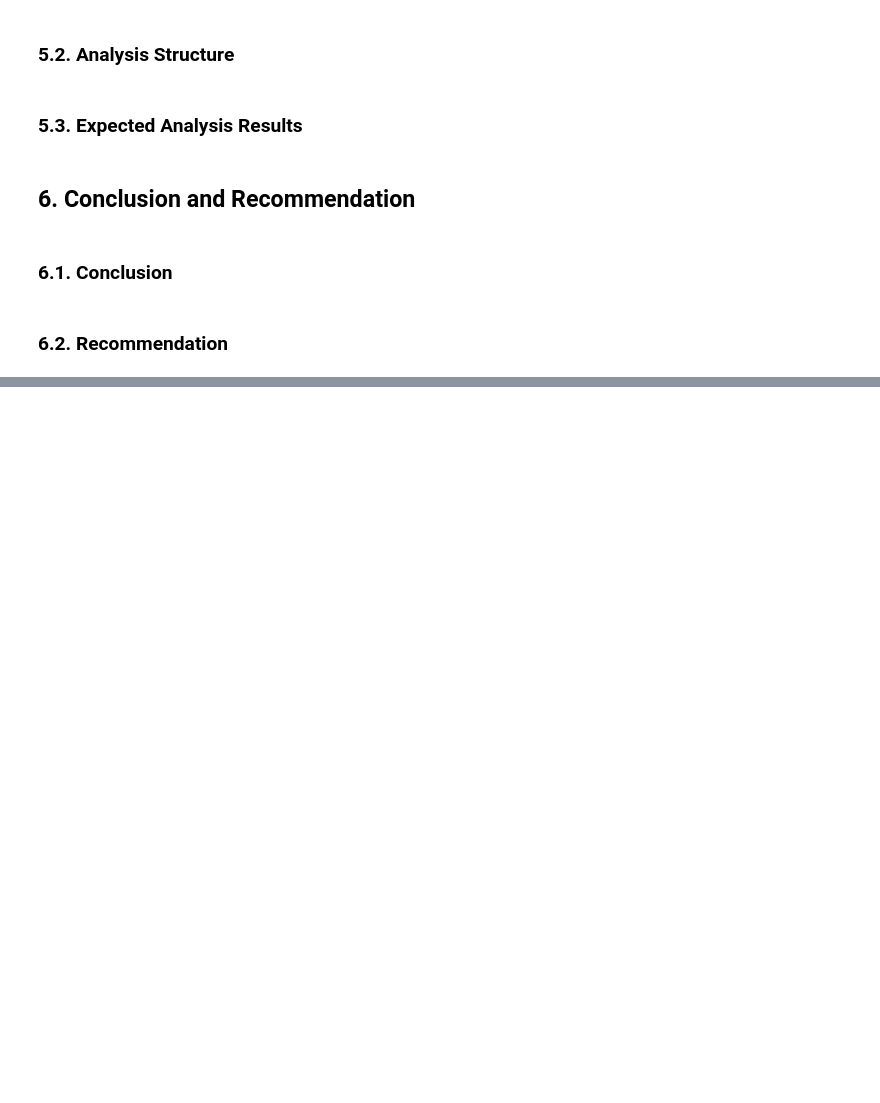
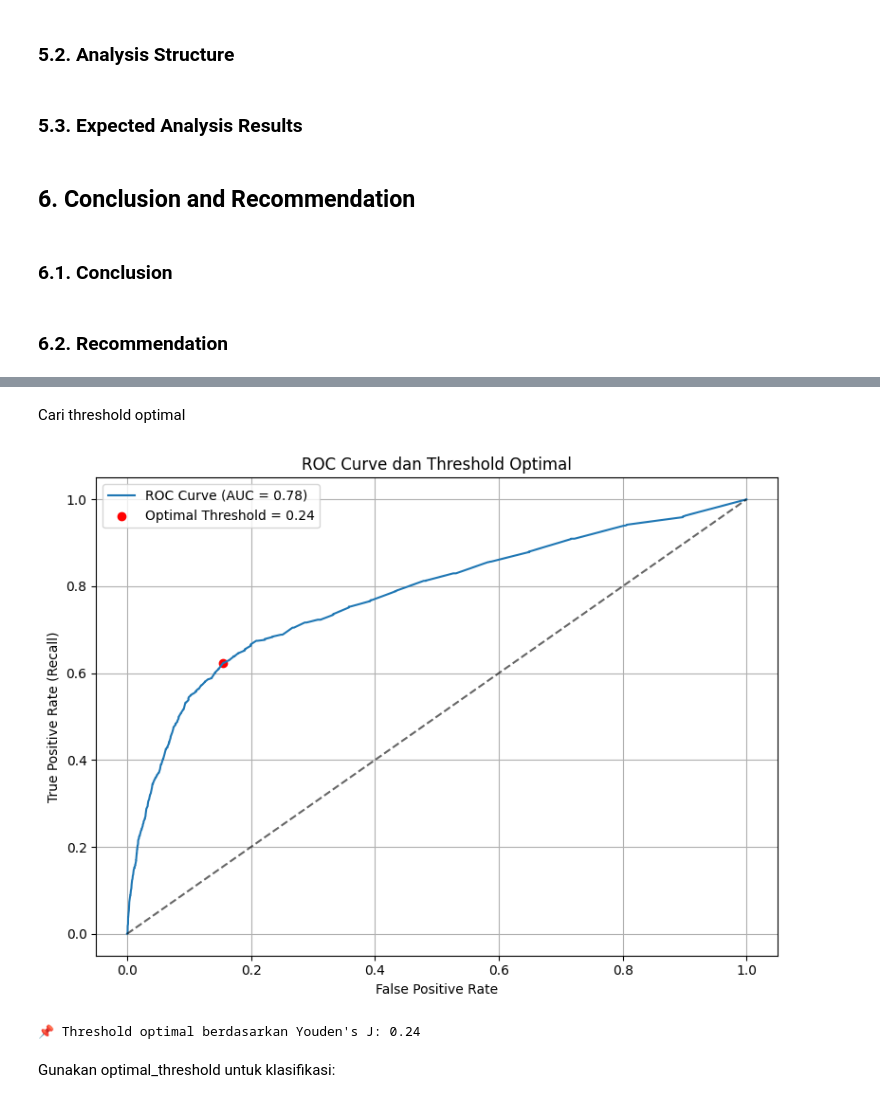
Before and after one commit to purbaronny/prwdhk-ds-group-final, a Jupyter notebook: src/solution.ipynb, the cells around one changed output, grey strips where cells are left out. Drawn from its saved outputs; the diff is of its cells as text; code cells hidden in the pictures; blank space fills up the shorter version.

```diff
--- a/src/solution.ipynb
+++ b/src/solution.ipynb
@@ -584,0 +772,39 @@ Data akan disimpan di **../data/revision/bank-additional-full-eda.csv**
+# %% [markdown]
+Cari threshold optimal
+# %%
+from sklearn.metrics import roc_curve, roc_auc_score
+import matplotlib.pyplot as plt
+import numpy as np
+
+# 1. Dapatkan probabilitas prediksi
+y_proba_rf = rf.predict_proba(X_test)[:, 1]
+
+# 2. Hitung ROC dan AUC
+fpr, tpr, thresholds = roc_curve(y_test, y_proba_rf)
+roc_auc = roc_auc_score(y_test, y_proba_rf)
+
+# 3. Hitung Youden's J untuk semua threshold
+youden_j = tpr - fpr
+optimal_idx = np.argmax(youden_j)
+optimal_threshold = thresholds[optimal_idx]
+
+# 4. Visualisasi ROC Curve
+plt.figure(figsize=(8,6))
+plt.plot(fpr, tpr, label=f'ROC Curve (AUC = {roc_auc:.2f})')
+plt.plot([0, 1], [0, 1], 'k--', alpha=0.6)
+plt.scatter(fpr[optimal_idx], tpr[optimal_idx], color='red', label=f'Optimal Threshold = {optimal_threshold:.2f}')
+plt.xlabel('False Positive Rate')
+plt.ylabel('True Positive Rate (Recall)')
+plt.title('ROC Curve dan Threshold Optimal')
+plt.legend()
+plt.grid()
+plt.tight_layout()
+plt.show()
+
+# 5. Tampilkan threshold terbaik
+print(f"📌 Threshold optimal berdasarkan Youden's J: {optimal_threshold:.2f}")
+# %% [output]
+[figure, added]
+📌 Threshold optimal berdasarkan Youden's J: 0.24
+# %% [markdown]
+Gunakan optimal_threshold untuk klasifikasi:
```
Also changed, not shown: parts of 36 cells of this notebook.
